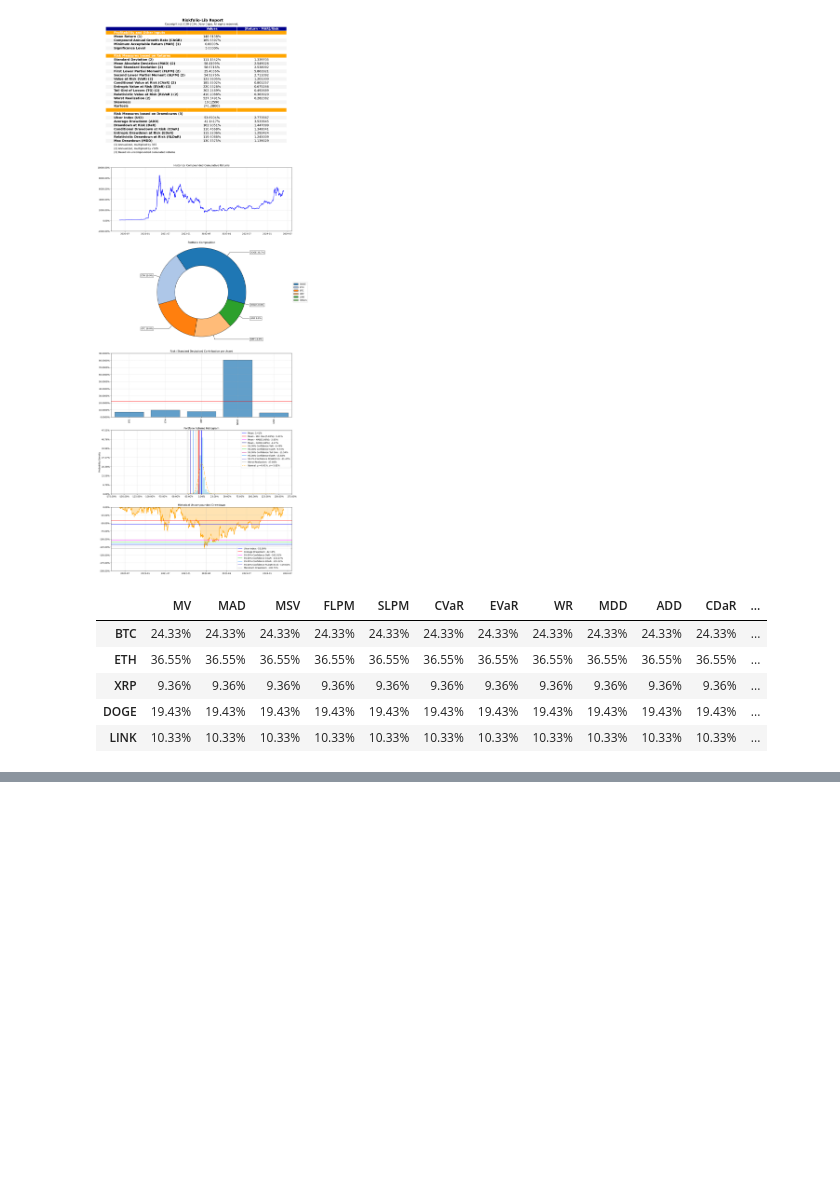
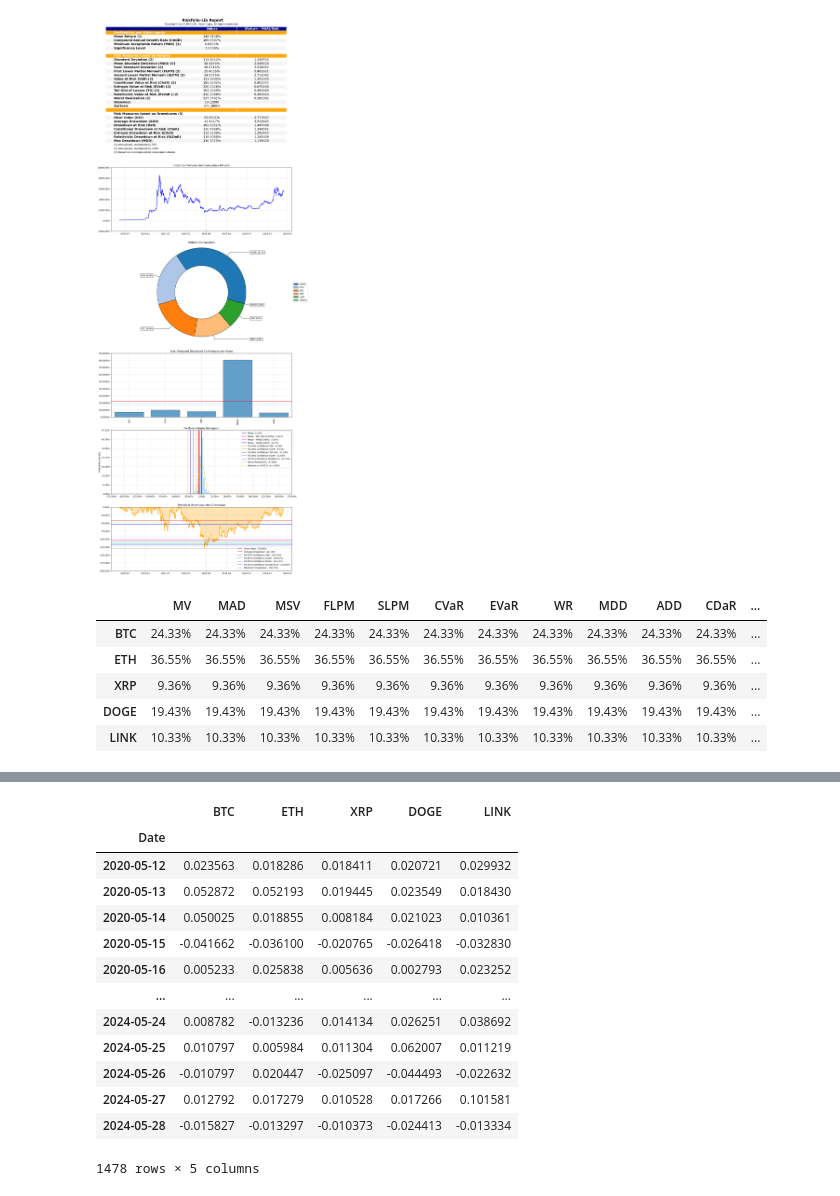
Before and after one commit to bamarasingam/meme_portfolio, a Jupyter notebook: medium/riskfolio_port-medium.ipynb, the cells around one changed output, grey strips where cells are left out. Saved outputs shown, nothing was run; the diff lists cells and outputs as text; code cells hidden in the pictures; blank space fills up the shorter version.

```diff
--- a/medium/riskfolio_port-medium.ipynb
+++ b/medium/riskfolio_port-medium.ipynb
@@ -177,0 +241,17 @@ w_s.style.format("{:.2%}").background_gradient(cmap='YlGn')
+# %%
+returns
+# %% [output]
+|  | BTC | ETH | XRP | DOGE | LINK |
+| Date |  |  |  |  |  |
+| 2020-05-12 | 0.023563 | 0.018286 | 0.018411 | 0.020721 | 0.029932 |
+| 2020-05-13 | 0.052872 | 0.052193 | 0.019445 | 0.023549 | 0.018430 |
+| 2020-05-14 | 0.050025 | 0.018855 | 0.008184 | 0.021023 | 0.010361 |
+| 2020-05-15 | -0.041662 | -0.036100 | -0.020765 | -0.026418 | -0.032830 |
+| 2020-05-16 | 0.005233 | 0.025838 | 0.005636 | 0.002793 | 0.023252 |
+| ... | ... | ... | ... | ... | ... |
+| 2024-05-24 | 0.008782 | -0.013236 | 0.014134 | 0.026251 | 0.038692 |
+| 2024-05-25 | 0.010797 | 0.005984 | 0.011304 | 0.062007 | 0.011219 |
+| 2024-05-26 | -0.010797 | 0.020447 | -0.025097 | -0.044493 | -0.022632 |
+| 2024-05-27 | 0.012792 | 0.017279 | 0.010528 | 0.017266 | 0.101581 |
+| 2024-05-28 | -0.015827 | -0.013297 | -0.010373 | -0.024413 | -0.013334 |
+1478 rows × 5 columns
```
Also changed, not shown: parts of 2 cells of this notebook.
